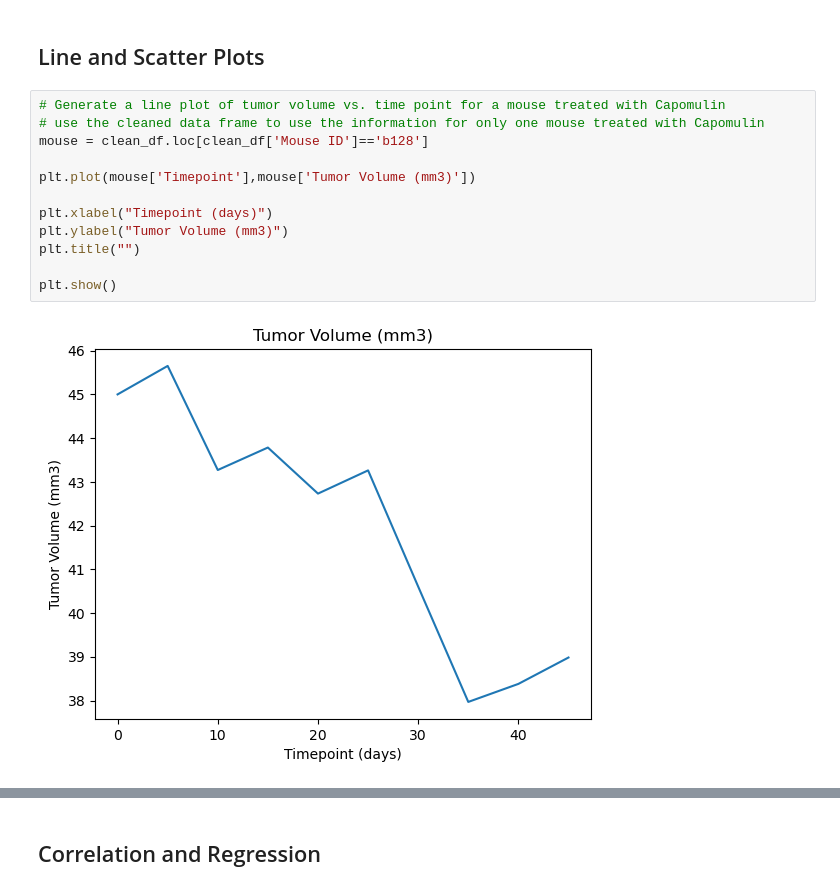
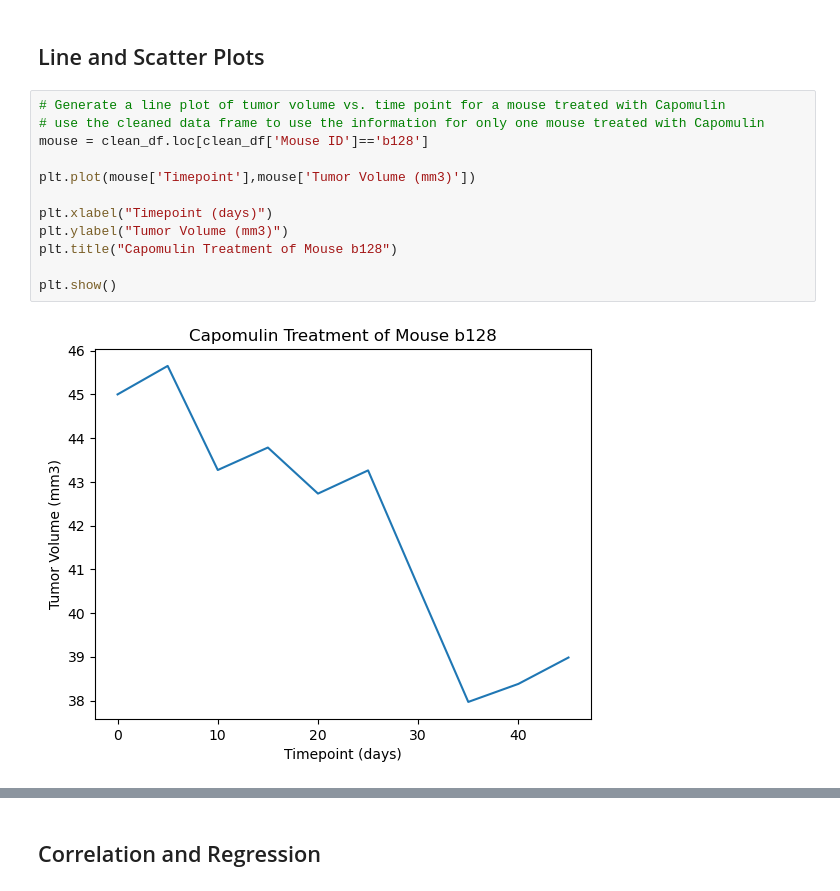
Before and after one commit to GabrielaCLopez/data-vis-challenge, a Jupyter notebook: Pymaceuticals/pymaceuticals_starter.ipynb, the cells around one changed output, grey strips where cells are left out. Saved outputs shown, nothing was run; the diff lists cells and outputs as text.

```diff
--- a/Pymaceuticals/pymaceuticals_starter.ipynb
+++ b/Pymaceuticals/pymaceuticals_starter.ipynb
@@ -310,17 +310,17 @@ plt.show()
 # %%
 # Generate a line plot of tumor volume vs. time point for a mouse treated with Capomulin
 # use the cleaned data frame to use the information for only one mouse treated with Capomulin
 mouse = clean_df.loc[clean_df['Mouse ID']=='b128']
 
 plt.plot(mouse['Timepoint'],mouse['Tumor Volume (mm3)'])
 
 plt.xlabel("Timepoint (days)")
 plt.ylabel("Tumor Volume (mm3)")
-plt.title("")
+plt.title("Capomulin Treatment of Mouse b128")
 
 plt.show()
 # %% [output]
-[figure, old version]
+[figure, new version]
 # %%
 # Generate a scatter plot of average tumor volume vs. mouse weight for the Capomulin regimen
 cap = clean_df.loc[clean_df['Drug Regimen']=='Capomulin']
```
Also changed, not shown: parts of 2 cells of this notebook.
